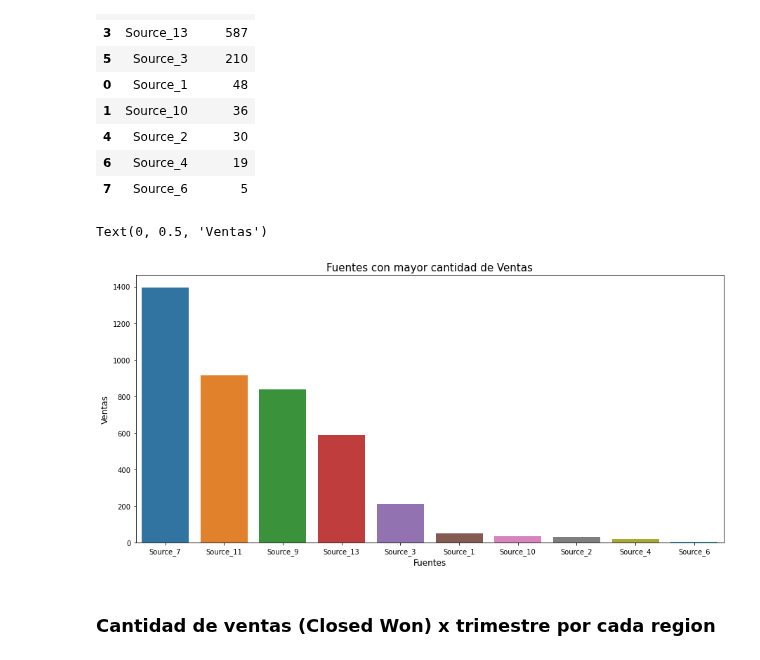
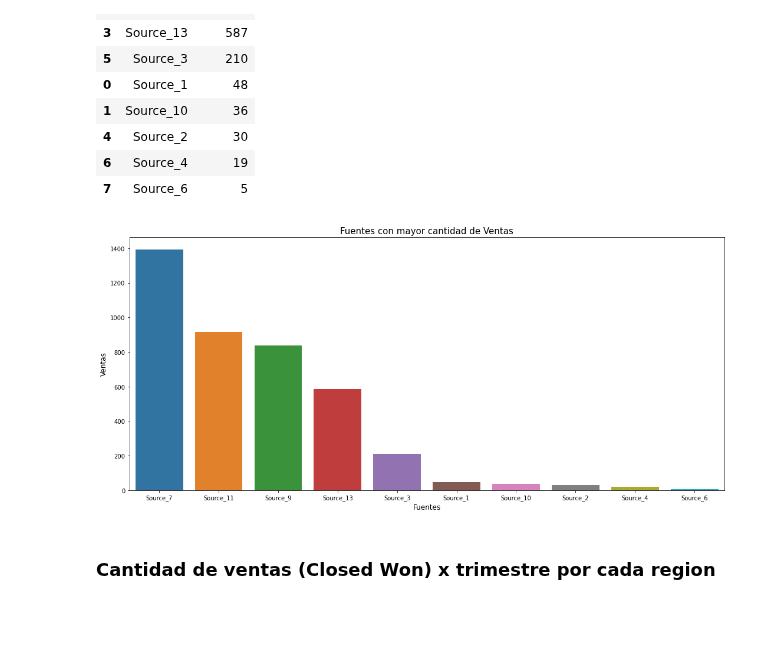
Before and after one commit to FernandoSinisi/Orga-Datos-2C-2020, a Jupyter notebook: TP1/Otros_graficos.ipynb, the cells around one changed output. Saved outputs shown, nothing was run; the diff lists cells and outputs as text; code cells hidden in the pictures; blank space fills up the shorter version.

```diff
--- a/TP1/Otros_graficos.ipynb
+++ b/TP1/Otros_graficos.ipynb
@@ -206,12 +219,13 @@ df_close_won_x_source
 # %%
 fig, ax = plt.subplots(figsize = (15, 7))
 g = sns.barplot(x=df_close_won_x_source['Source'], y=df_close_won_x_source['Ventas'], orient='v',ax = ax,)
 g.set_title("Fuentes con mayor cantidad de Ventas", fontsize=15)
 g.set_xlabel("Fuentes", fontsize=12)
 g.set_ylabel("Ventas", fontsize=12)
+plt.tight_layout()
+plt.savefig("pngs/fuentes-mayor-cantidad-ventas.png")
 # %% [output]
-Text(0, 0.5, 'Ventas')
-[figure, old version]
+[figure, new version]
 # %% [markdown]
 ### Cantidad de ventas (Closed Won) x trimestre por cada region
 # %%
```
Also changed, not shown: parts of 10 cells of this notebook.
